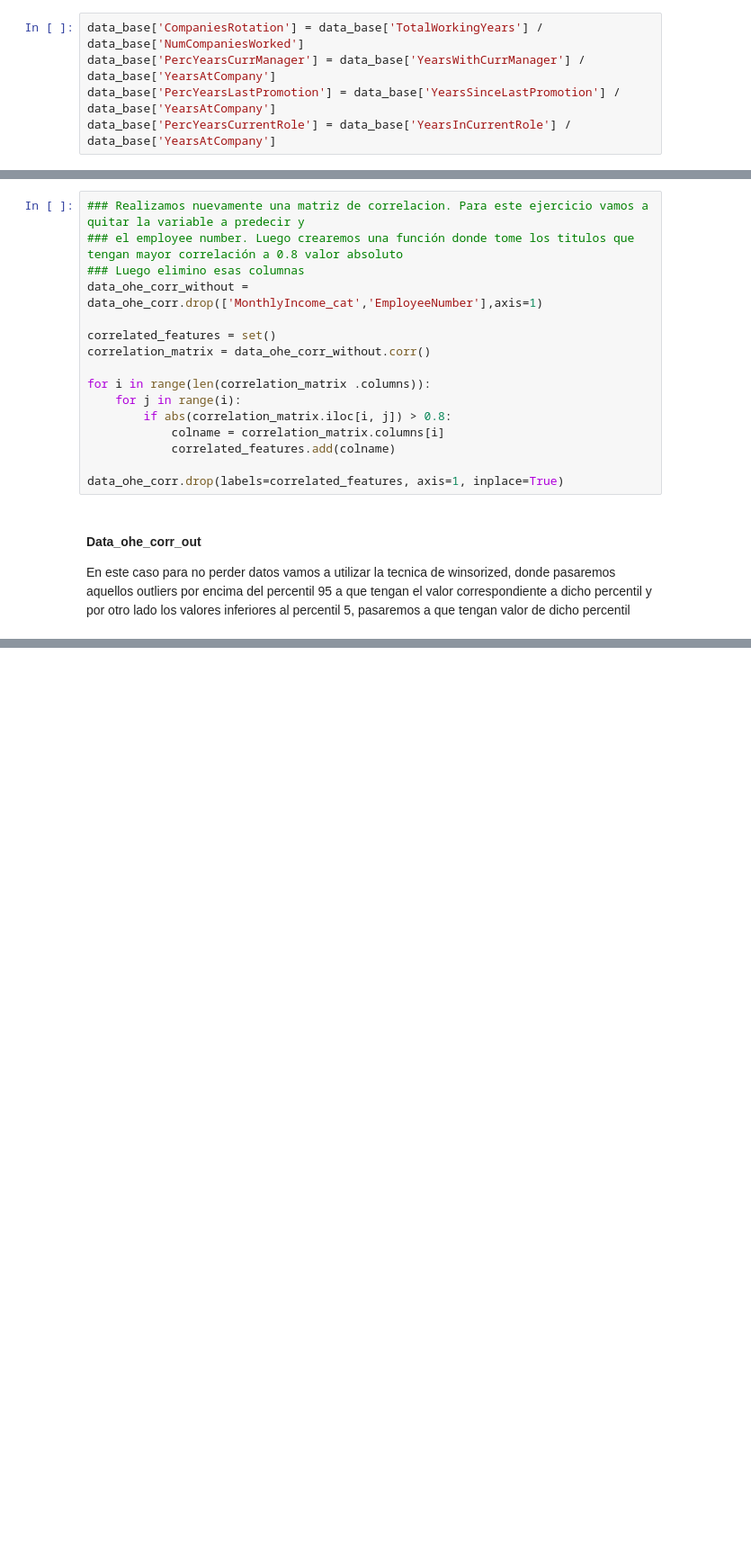
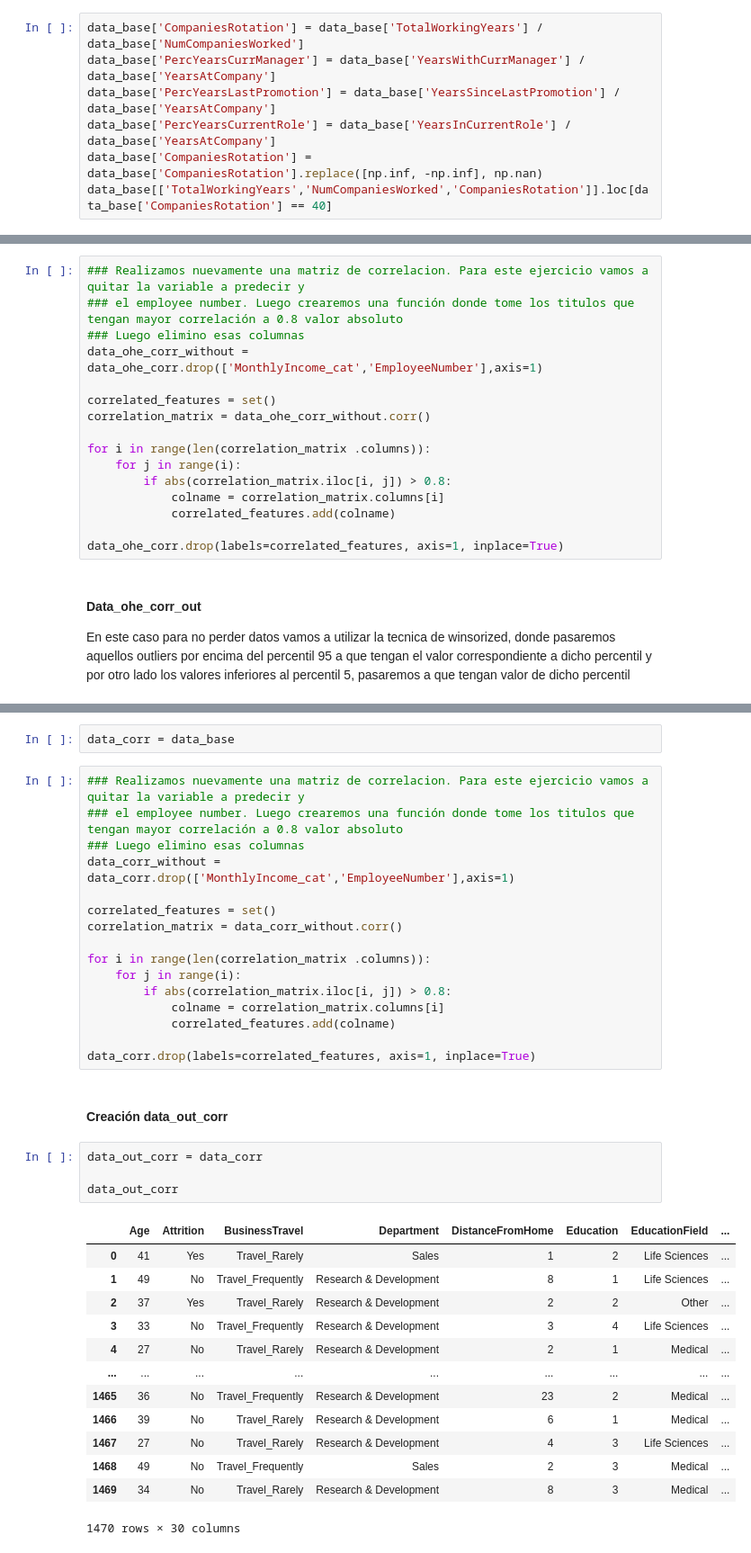
Before and after one commit to GuidoPetti/ITBA_TFI, a Jupyter notebook: ITBA_TFI_Part2_DataPrep.ipynb, the cells around one changed output, grey strips where cells are left out. Shown at 90% size. Cells and saved outputs as stored; diff of their text form; blank space fills up the shorter version.

Commit message:
Data Prep completed

```diff
--- a/ITBA_TFI_Part2_DataPrep.ipynb
+++ b/ITBA_TFI_Part2_DataPrep.ipynb
@@ -88,3 +90,5 @@ data_base['CompaniesRotation'] = data_base['TotalWorkingYears'] / data_base['Num
 data_base['PercYearsCurrManager'] = data_base['YearsWithCurrManager'] / data_base['YearsAtCompany']
 data_base['PercYearsLastPromotion'] = data_base['YearsSinceLastPromotion'] / data_base['YearsAtCompany']
 data_base['PercYearsCurrentRole'] = data_base['YearsInCurrentRole'] / data_base['YearsAtCompany']
+data_base['CompaniesRotation'] =  data_base['CompaniesRotation'].replace([np.inf, -np.inf], np.nan)
+data_base[['TotalWorkingYears','NumCompaniesWorked','CompaniesRotation']].loc[data_base['CompaniesRotation'] == 40]
@@ -143,0 +181,38 @@ En este caso para no perder datos vamos a utilizar la tecnica de winsorized, don
+# %%
+data_corr = data_base
+# %%
+### Realizamos nuevamente una matriz de correlacion. Para este ejercicio vamos a quitar la variable a predecir y
+### el employee number. Luego crearemos una función donde tome los titulos que tengan mayor correlación a 0.8 valor absoluto
+### Luego elimino esas columnas
+data_corr_without = data_corr.drop(['MonthlyIncome_cat','EmployeeNumber'],axis=1)
+
+correlated_features = set()
+correlation_matrix = data_corr_without.corr()
+
+for i in range(len(correlation_matrix .columns)):
+    for j in range(i):
+        if abs(correlation_matrix.iloc[i, j]) > 0.8:
+            colname = correlation_matrix.columns[i]
+            correlated_features.add(colname)
+
+data_corr.drop(labels=correlated_features, axis=1, inplace=True)
+# %% [markdown]
+#### Creación data_out_corr
+# %%
+data_out_corr = data_corr
+
+data_out_corr
+# %% [output]
+|  | Age | Attrition | BusinessTravel | Department | DistanceFromHome | Education | EducationField | ... |
+| 0 | 41 | Yes | Travel_Rarely | Sales | 1 | 2 | Life Sciences | ... |
+| 1 | 49 | No | Travel_Frequently | Research & Development | 8 | 1 | Life Sciences | ... |
+| 2 | 37 | Yes | Travel_Rarely | Research & Development | 2 | 2 | Other | ... |
+| 3 | 33 | No | Travel_Frequently | Research & Development | 3 | 4 | Life Sciences | ... |
+| 4 | 27 | No | Travel_Rarely | Research & Development | 2 | 1 | Medical | ... |
+| ... | ... | ... | ... | ... | ... | ... | ... | ... |
+| 1465 | 36 | No | Travel_Frequently | Research & Development | 23 | 2 | Medical | ... |
+| 1466 | 39 | No | Travel_Rarely | Research & Development | 6 | 1 | Medical | ... |
+| 1467 | 27 | No | Travel_Rarely | Research & Development | 4 | 3 | Life Sciences | ... |
+| 1468 | 49 | No | Travel_Frequently | Sales | 2 | 3 | Medical | ... |
+| 1469 | 34 | No | Travel_Rarely | Research & Development | 8 | 3 | Medical | ... |
+1470 rows × 30 columns
```
Also changed, not shown: parts of 12 cells of this notebook.
